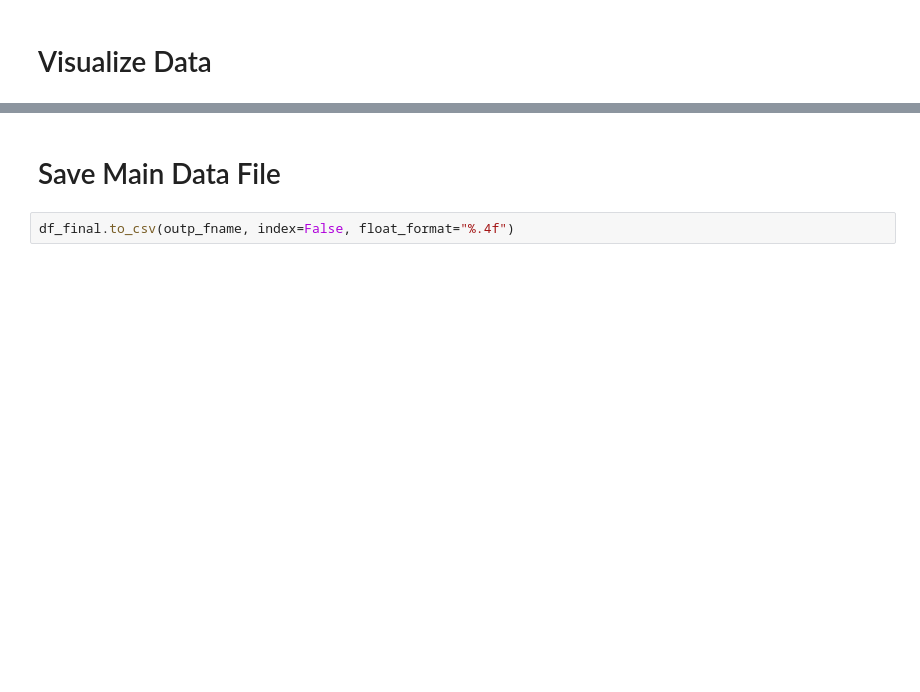
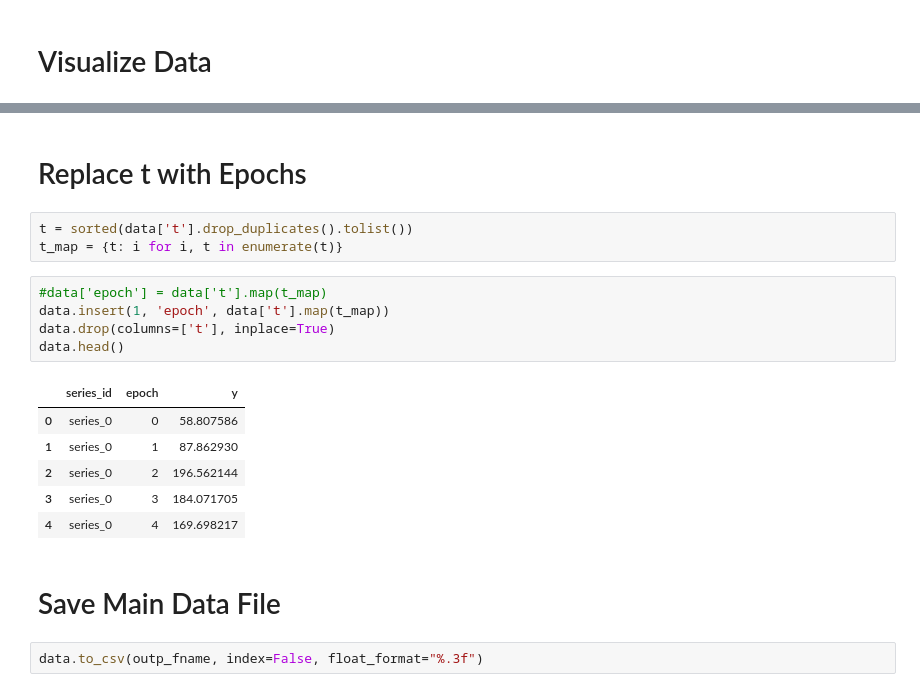
Before and after one commit to readytensor/rt-datasets-forecasting, a Jupyter notebook: datasets/raw/correlated_sine_waves/generate_sine_wave_dataset.ipynb, the cells around one changed output, grey strips where cells are left out. Saved outputs shown, nothing was run; the diff lists cells and outputs as text; blank space fills up the shorter version.

```diff
--- a/datasets/raw/correlated_sine_waves/generate_sine_wave_dataset.ipynb
+++ b/datasets/raw/correlated_sine_waves/generate_sine_wave_dataset.ipynb
@@ -287,4 +288,21 @@ visualize_series(df_final, outp_fig_fname, max_series=5)
+# %% [markdown]
+# Replace t with Epochs
+# %%
+t = sorted(data['t'].drop_duplicates().tolist())
+t_map = {t: i for i, t in enumerate(t)}
+# %%
+#data['epoch'] = data['t'].map(t_map)
+data.insert(1, 'epoch', data['t'].map(t_map))
+data.drop(columns=['t'], inplace=True)
+data.head()
+# %% [output]
+|  | series_id | epoch | y |
+| 0 | series_0 | 0 | 58.807586 |
+| 1 | series_0 | 1 | 87.862930 |
+| 2 | series_0 | 2 | 196.562144 |
+| 3 | series_0 | 3 | 184.071705 |
+| 4 | series_0 | 4 | 169.698217 |
 # %% [markdown]
 # Save Main Data File
 # %%
-df_final.to_csv(outp_fname, index=False, float_format="%.4f")
+data.to_csv(outp_fname, index=False, float_format="%.3f")
```
Also changed, not shown: parts of 7 cells of this notebook, 13 other files.
